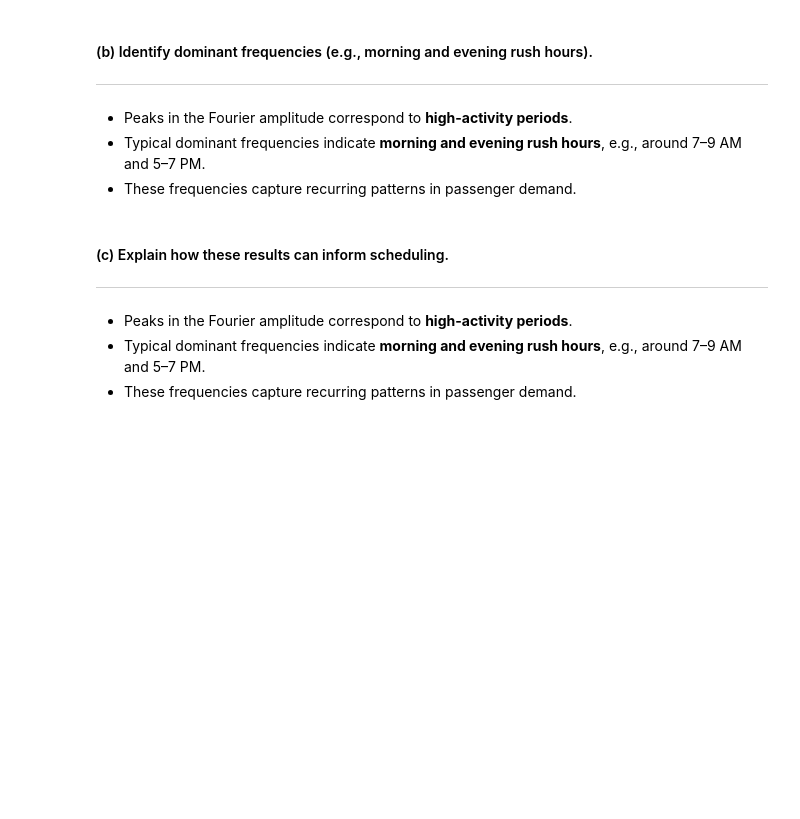
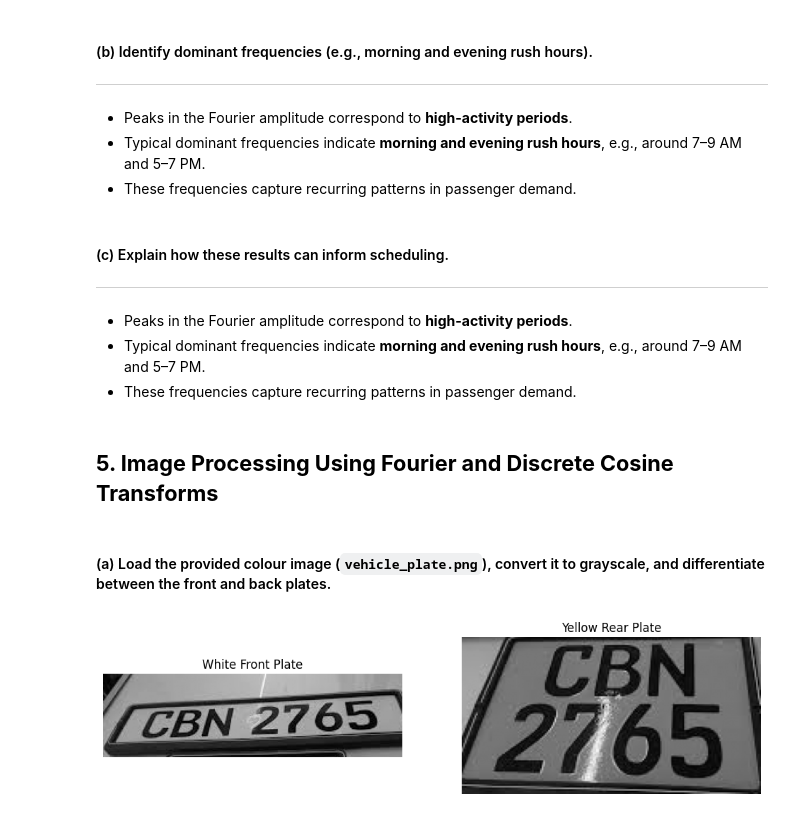
Before and after one commit to visharaaa/Math-CW-25, a Jupyter notebook: 2425578.ipynb, the cells around one changed output. Cells and saved outputs as stored; diff of their text form; code cells hidden in the pictures; blank space fills up the shorter version.

```diff
--- a/2425578.ipynb
+++ b/2425578.ipynb
@@ -294,3 +294,80 @@ plt.show()
 - Peaks in the Fourier amplitude correspond to **high-activity periods**.
 - Typical dominant frequencies indicate **morning and evening rush hours**, e.g., around 7–9 AM and 5–7 PM.
 - These frequencies capture recurring patterns in passenger demand.
+# %% [markdown]
+## **5. Image Processing Using Fourier and Discrete Cosine Transforms**
+# %% [markdown]
+#### (a) Load the provided colour image (`vehicle_plate.png`), convert it to grayscale, and differentiate between the front and back plates.
+# %%
+import cv2
+import numpy as np
+import matplotlib.pyplot as plt
+
+# Load image
+image = cv2.imread('vehicle_plate.png')
+image_rgb = cv2.cvtColor(image, cv2.COLOR_BGR2RGB)
+hsv = cv2.cvtColor(image_rgb, cv2.COLOR_RGB2HSV)
+
+# Grayscale + edges
+gray = cv2.cvtColor(image_rgb, cv2.COLOR_RGB2GRAY)
+edges = cv2.Canny(gray, 100, 200)
+
+# Find contours
+contours, _ = cv2.findContours(edges, cv2.RETR_EXTERNAL, cv2.CHAIN_APPROX_SIMPLE)
+
+# Classify plate color
+def classify_plate(contour, hsv_img):
+    x, y, w, h = cv2.boundingRect(contour)
+    roi = hsv_img[y:y+h, x:x+w]
+    mean_hsv = cv2.mean(roi)[:3]
+    h_val, s_val, v_val = mean_hsv
+    if 20 <= h_val <= 35 and s_val > 50:
+        return 'yellow'
+    else:
+        return 'white'
+
+# Store contours by color
+white_candidates = []
+yellow_candidates = []
+
+for cnt in contours:
+    x, y, w, h = cv2.boundingRect(cnt)
+    aspect_ratio = w / float(h)
+    area = w * h
+    if 1.8 < aspect_ratio < 6.5 and area > 500:
+        plate_type = classify_plate(cnt, hsv)
+        if plate_type == 'white':
+            white_candidates.append((area, cnt))
+        else:
+            yellow_candidates.append((area, cnt))
+
+# Keep only the largest contour per color
+def extract_largest(candidates, color_name):
+    if not candidates:
+        return None
+    # Sort by area descending
+    candidates.sort(reverse=True, key=lambda x: x[0])
+    _, cnt = candidates[0]
+    x, y, w, h = cv2.boundingRect(cnt)
+    roi_gray = gray[y:y+h, x:x+w]
+    roi_gray = cv2.normalize(roi_gray, None, 0, 255, cv2.NORM_MINMAX)
+    return roi_gray
+
+white_plate_gray = extract_largest(white_candidates, 'white')
+yellow_plate_gray = extract_largest(yellow_candidates, 'yellow')
+
+# Display both plates
+plt.figure(figsize=(12,6))
+if white_plate_gray is not None:
+    plt.subplot(1,2,1)
+    plt.imshow(white_plate_gray, cmap='gray')
+    plt.title('White Front Plate')
+    plt.axis('off')
+if yellow_plate_gray is not None:
+    plt.subplot(1,2,2)
+    plt.imshow(yellow_plate_gray, cmap='gray')
+    plt.title('Yellow Rear Plate')
+    plt.axis('off')
+plt.show()
+# %% [output]
+[figure, added]
```
Also changed, not shown: parts of 6 cells of this notebook.
